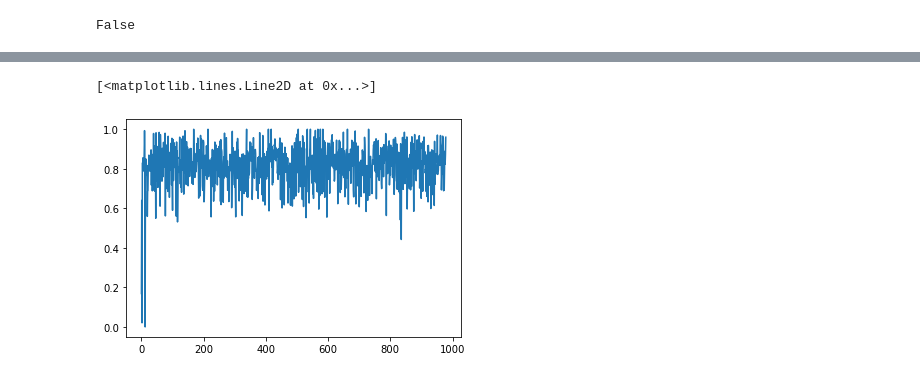
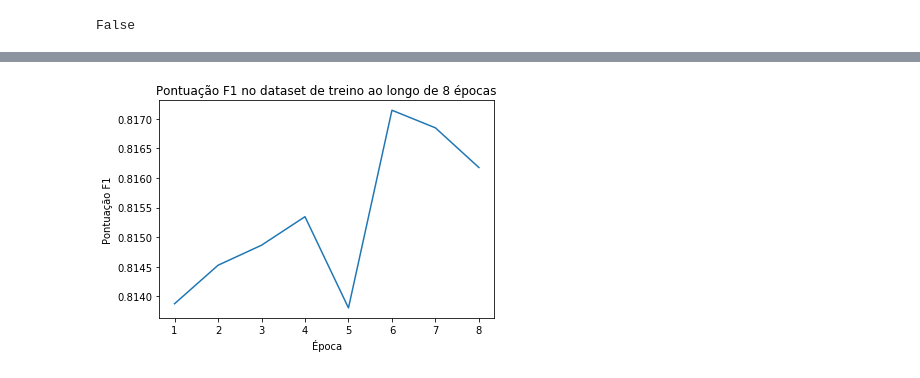
Before and after one commit to caiotda/MAC0499, a Jupyter notebook: model/client.ipynb, the cells around one changed output, grey strips where cells are left out. Drawn from its saved outputs; the diff is of its cells as text; code cells hidden in the pictures.

Commit message:
feat: generates graphs for mean f1 and loss throughout epochs in training
Signed-off-by: Caio Andrade <caiotdandrade@gmail.com>

```diff
--- a/model/client.ipynb
+++ b/model/client.ipynb
@@ -74,5 +79,9 @@ False
+# %%
+num_epochs = 8
+# %%
+evaluator = Evaluator(ds_test, model, device)
 # %%
-tr = Trainner(device, loader, model, optimizer, max_len=128, num_examples=len(pytorch_dataset_train), num_epochs=1)
+tr = Trainner(device, loader, model, optimizer, max_len=128, num_examples=len(pytorch_dataset_train), num_epochs=num_epochs, evaluator=evaluator)
 # %%
 %%time
-losses, f1 = tr._train_epoch()
+losses_t, losses_e, f1_e, f1_t = tr.train()
@@ -93,7 +88,13 @@ Wall time: 3min 36s
 # %%
 from matplotlib import pyplot as plt
 # %%
-plt.plot(f1)
+x = range(1,num_epochs+1)
+y=f1_t
+plt.plot(x, y)
+plt.title("Pontuação F1 no dataset de treino ao longo de 8 épocas")
+plt.xlabel("Época")
+plt.ylabel("Pontuação F1")
+
+plt.show()
 # %% [output]
-[<matplotlib.lines.Line2D at 0x...>]
-[figure, old version]
+[figure, new version]
```
Also changed, not shown: parts of 22 cells of this notebook.
